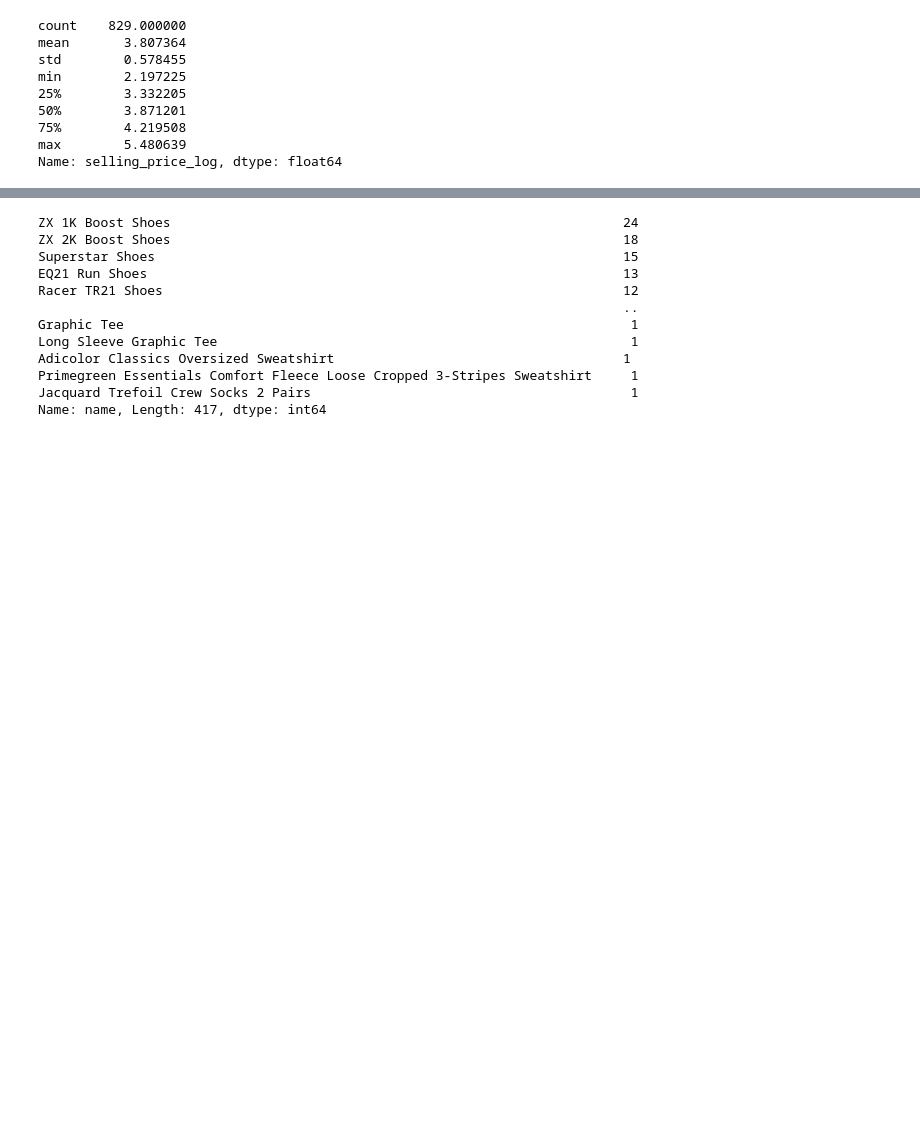
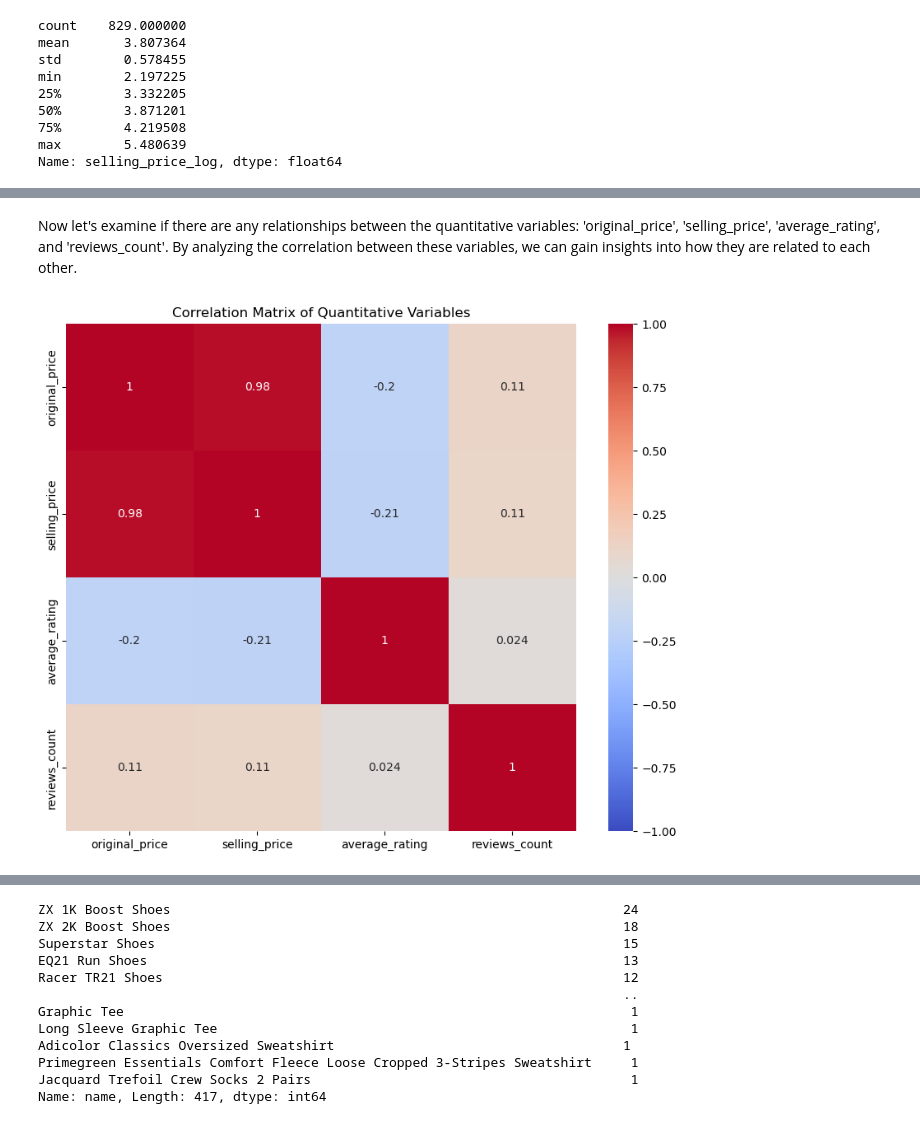
Before and after one commit to baldeamadu/Adidas_EDA, a Jupyter notebook: ADIDAS_EDA.ipynb, the cells around one changed output, grey strips where cells are left out. Saved outputs shown, nothing was run; the diff lists cells and outputs as text; code cells hidden in the pictures; blank space fills up the shorter version.

```diff
--- a/ADIDAS_EDA.ipynb
+++ b/ADIDAS_EDA.ipynb
@@ -361,0 +357,14 @@ De ressaltar que esta 'e so uma analise exploratoria e na parte 2/ mais adiante
+# %% [markdown]
+
+Now let's examine if there are any relationships between the quantitative variables: 'original_price', 'selling_price', 'average_rating', and 'reviews_count'. By analyzing the correlation between these variables, we can gain insights into how they are related to each other.
+# %%
+quantitative_vars = ['original_price', 'selling_price', 'average_rating', 'reviews_count']
+corr_matrix = data_set[quantitative_vars].corr()
+
+# Plot the correlation matrix as a heatmap
+plt.figure(figsize=(10, 8))
+sns.heatmap(corr_matrix, annot=True, cmap='coolwarm', vmin=-1, vmax=1)
+plt.title('Correlation Matrix of Quantitative Variables')
+plt.show()
+# %% [output]
+[figure, added]
```
Also changed, not shown: parts of 24 cells of this notebook, 2 other files.
